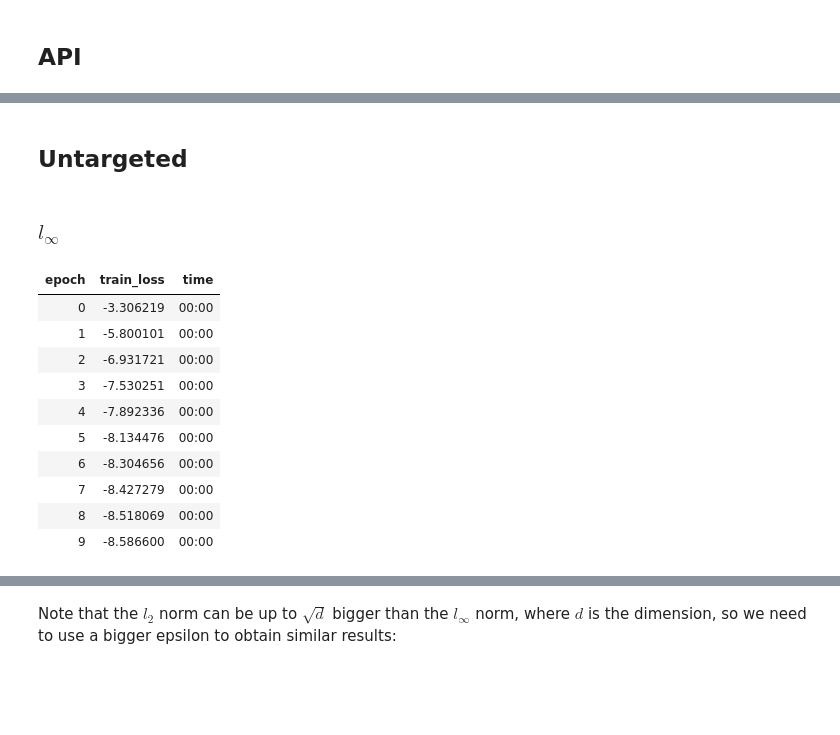
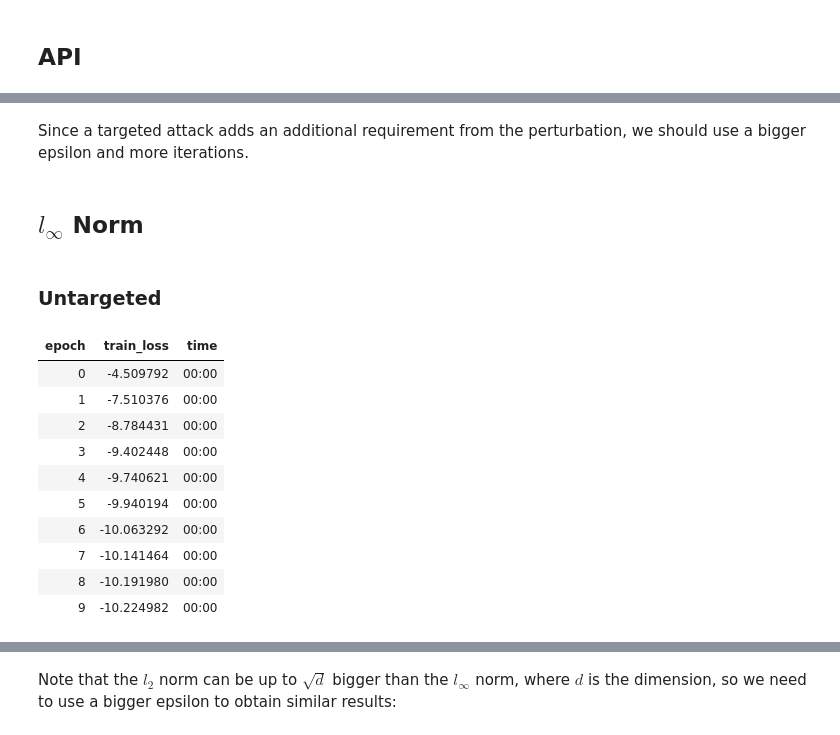
Before and after one commit to Irad-Zehavi/adv-ml, a Jupyter notebook: nbs/evasion.ipynb, the cells around one changed output, grey strips where cells are left out. Cells and saved outputs as stored; diff of their text form; code cells hidden in the pictures; blank space fills up the shorter version.

```diff
--- a/nbs/evasion.ipynb
+++ b/nbs/evasion.ipynb
@@ -40,7 +50,7 @@ class Perturber(ABC, nn.Module):
 # %%
 #| export
-@patch(cls_method=True)
+@patch()
 @abstractmethod
-def rand_init(cls: Perturber, epsilon, shape):
-    "Initialize a random perturbation"
+def rand_init(self: PGDCallback, shape) -> Tensor:
+    "Initialize a random perturbation in the $\epsilon$-ball"
     ...
@@ -174,0 +57,13 @@ show_doc(AdversarialExamplesAttack.perturb)
+# %%
+#| export
+@patch
+@abstractmethod
+def normalize(self: PGDCallback, t) -> None:
+    ...
+# %%
+#| export
+@patch
+@abstractmethod
+def project(self: PGDCallback, t) -> None:
+    "Project to the $\epsilon$-ball"
+    ...
@@ -198,22 +107,36 @@ learn.show_results(shuffle=False, dl=sub_dsets.dl())
+# %% [markdown]
+Since a targeted attack adds an additional requirement from the perturbation, we should use a bigger epsilon and more iterations.
+# %% [markdown]
+## $l_\infty$ Norm
+# %%
+#| export
+class LinfPGD(PGDCallback):
+    "Implements PGD by bounding the $l_\infty$ norm"
+    def rand_init(self, shape):
+        return torch.rand(shape) * self.epsilon
+
+    def normalize(self, t):
+        t.sign_()
+
+    def project(self, t):
+        t.clamp_(-self.epsilon, self.epsilon)
 # %% [markdown]
-## Untargeted
+### Untargeted
-# %% [markdown]
-### $l_\infty$
 # %%
-attack = AdversarialExamplesAttack(classifier, epsilon=.15, n_epochs=10)
+attack = InputOptimizer(classifier, LinfPGD(epsilon=.15), n_epochs=10, epoch_size=20)
 perturbed_dsets = attack.perturb(sub_dsets)
 # %% [output]
 | epoch | train_loss | time |
-| 0 | -3.306219 | 00:00 |
-| 1 | -5.800101 | 00:00 |
-| 2 | -6.931721 | 00:00 |
-| 3 | -7.530251 | 00:00 |
-| 4 | -7.892336 | 00:00 |
-| 5 | -8.134476 | 00:00 |
-| 6 | -8.304656 | 00:00 |
-| 7 | -8.427279 | 00:00 |
-| 8 | -8.518069 | 00:00 |
-| 9 | -8.586600 | 00:00 |
+| 0 | -4.509792 | 00:00 |
+| 1 | -7.510376 | 00:00 |
+| 2 | -8.784431 | 00:00 |
+| 3 | -9.402448 | 00:00 |
+| 4 | -9.740621 | 00:00 |
+| 5 | -9.940194 | 00:00 |
+| 6 | -10.063292 | 00:00 |
+| 7 | -10.141464 | 00:00 |
+| 8 | -10.191980 | 00:00 |
+| 9 | -10.224982 | 00:00 |
 # %%
 acc = learn.validate(dl=TfmdDL(perturbed_dsets))[1]
 test(acc, .1, le)
```
Also changed, not shown: parts of 35 cells of this notebook, 7 other files.
